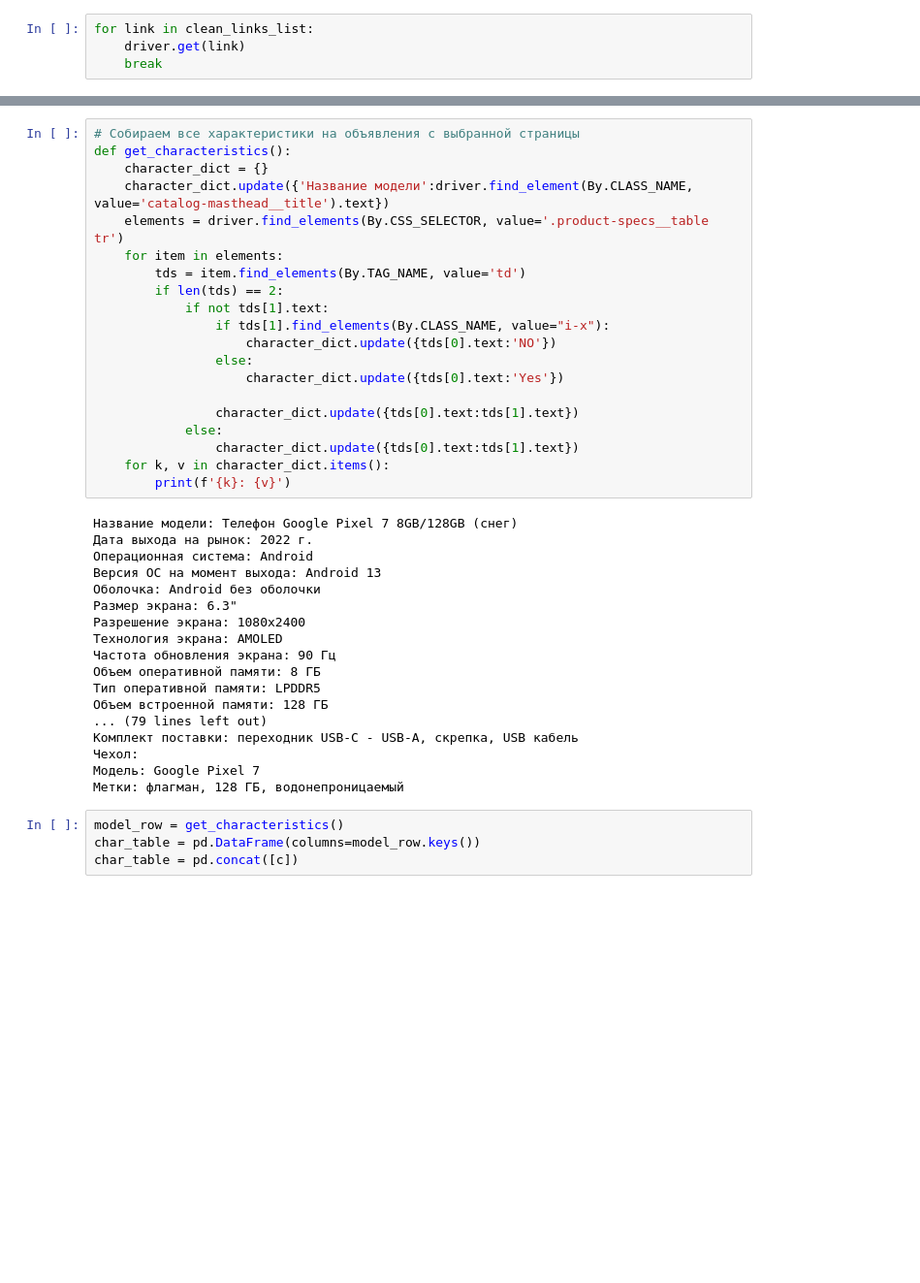
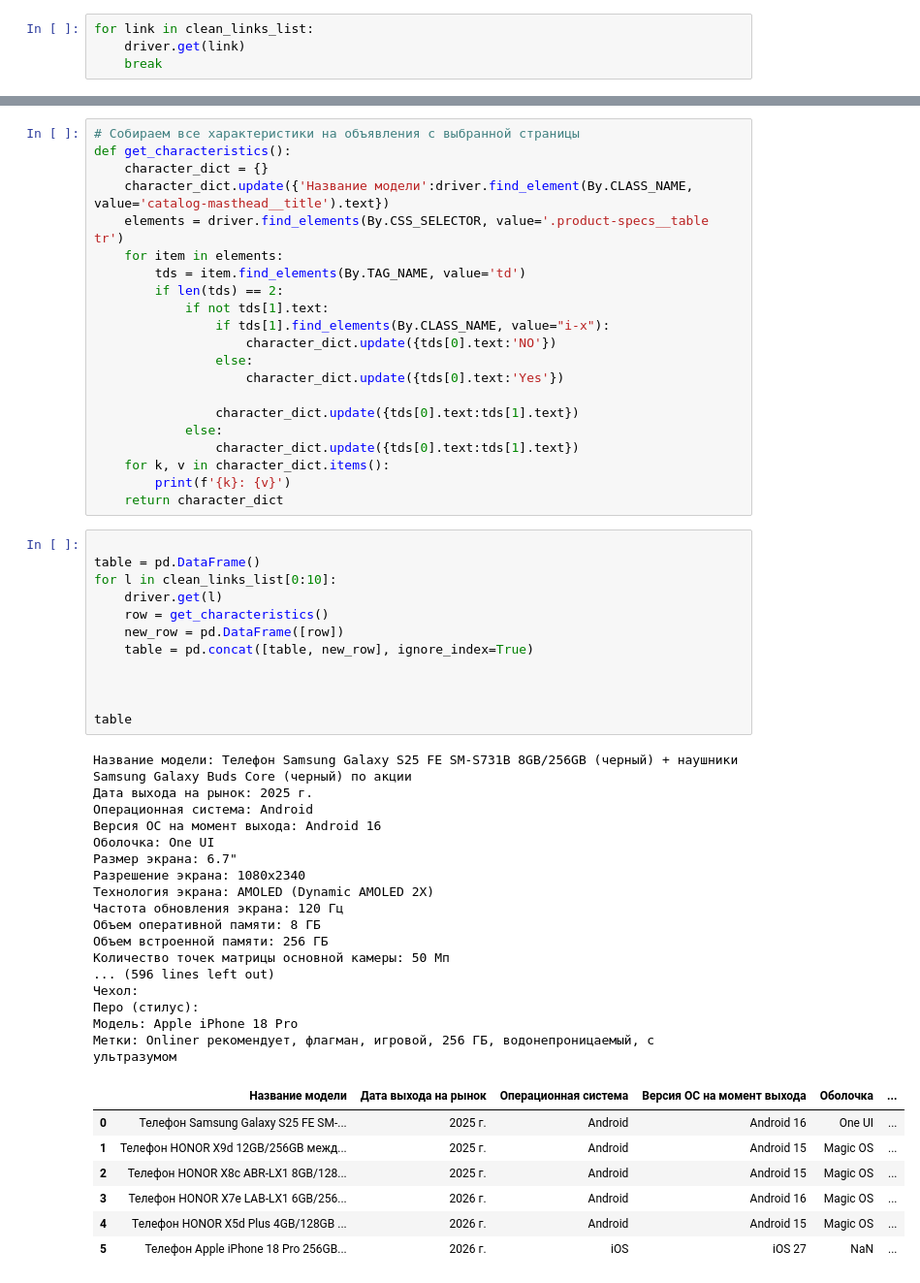
Before and after one commit to F0reVxR/parcel_marcel, a Jupyter notebook: simple_start.ipynb, the cells around one changed output, grey strips where cells are left out. Shown at 97% size. Cells and saved outputs as stored; diff of their text form; blank space fills up the shorter version.

Commit message:
frame done

```diff
--- a/simple_start.ipynb
+++ b/simple_start.ipynb
@@ -248,25 +245,41 @@ def get_characteristics():
                 character_dict.update({tds[0].text:tds[1].text})
     for k, v in character_dict.items():
         print(f'{k}: {v}')
+    return character_dict
-# %% [output]
-Название модели: Телефон Google Pixel 7 8GB/128GB (снег)
-Дата выхода на рынок: 2022 г.
-Операционная система: Android
-Версия ОС на момент выхода: Android 13
-Оболочка: Android без оболочки
-Размер экрана: 6.3"
-Разрешение экрана: 1080x2400
-Технология экрана: AMOLED
-Частота обновления экрана: 90 Гц
-Объем оперативной памяти: 8 ГБ
-Тип оперативной памяти: LPDDR5
-Объем встроенной памяти: 128 ГБ
-... (79 lines left out)
-Комплект поставки: переходник USB-C - USB-A, скрепка, USB кабель
-Чехол:
-Модель: Google Pixel 7
-Метки: флагман, 128 ГБ, водонепроницаемый
-# %%
-model_row = get_characteristics()
-char_table = pd.DataFrame(columns=model_row.keys())
-char_table = pd.concat([c])
+# %%
+
+table = pd.DataFrame()
+for l in clean_links_list[0:10]:
+    driver.get(l)
+    row = get_characteristics()
+    new_row = pd.DataFrame([row])
+    table = pd.concat([table, new_row], ignore_index=True)
+
+
+
+table
+# %% [output]
+Название модели: Телефон Samsung Galaxy S25 FE SM-S731B 8GB/256GB (черный) + наушники Samsung Galaxy Buds Core (черный) по акции
+Дата выхода на рынок: 2025 г.
+Операционная система: Android
+Версия ОС на момент выхода: Android 16
+Оболочка: One UI
+Размер экрана: 6.7"
+Разрешение экрана: 1080x2340
+Технология экрана: AMOLED (Dynamic AMOLED 2X)
+Частота обновления экрана: 120 Гц
+Объем оперативной памяти: 8 ГБ
+Объем встроенной памяти: 256 ГБ
+Количество точек матрицы основной камеры: 50 Мп
+... (596 lines left out)
+Чехол:
+Перо (стилус):
+Модель: Apple iPhone 18 Pro
+Метки: Onliner рекомендует, флагман, игровой, 256 ГБ, водонепроницаемый, с ультразумом
+|  | Название модели | Дата выхода на рынок | Операционная система | Версия ОС на момент выхода | Оболочка | ... |
+| 0 | Телефон Samsung Galaxy S25 FE SM-... | 2025 г. | Android | Android 16 | One UI | ... |
+| 1 | Телефон HONOR X9d 12GB/256GB межд... | 2025 г. | Android | Android 15 | Magic OS | ... |
+| 2 | Телефон HONOR X8c ABR-LX1 8GB/128... | 2025 г. | Android | Android 15 | Magic OS | ... |
+| 3 | Телефон HONOR X7e LAB-LX1 6GB/256... | 2026 г. | Android | Android 16 | Magic OS | ... |
+| 4 | Телефон HONOR X5d Plus 4GB/128GB ... | 2026 г. | Android | Android 15 | Magic OS | ... |
+| 5 | Телефон Apple iPhone 18 Pro 256GB... | 2026 г. | iOS | iOS 27 | NaN | ... |
```
Also changed, not shown: parts of 10 cells of this notebook, 1 other file.
